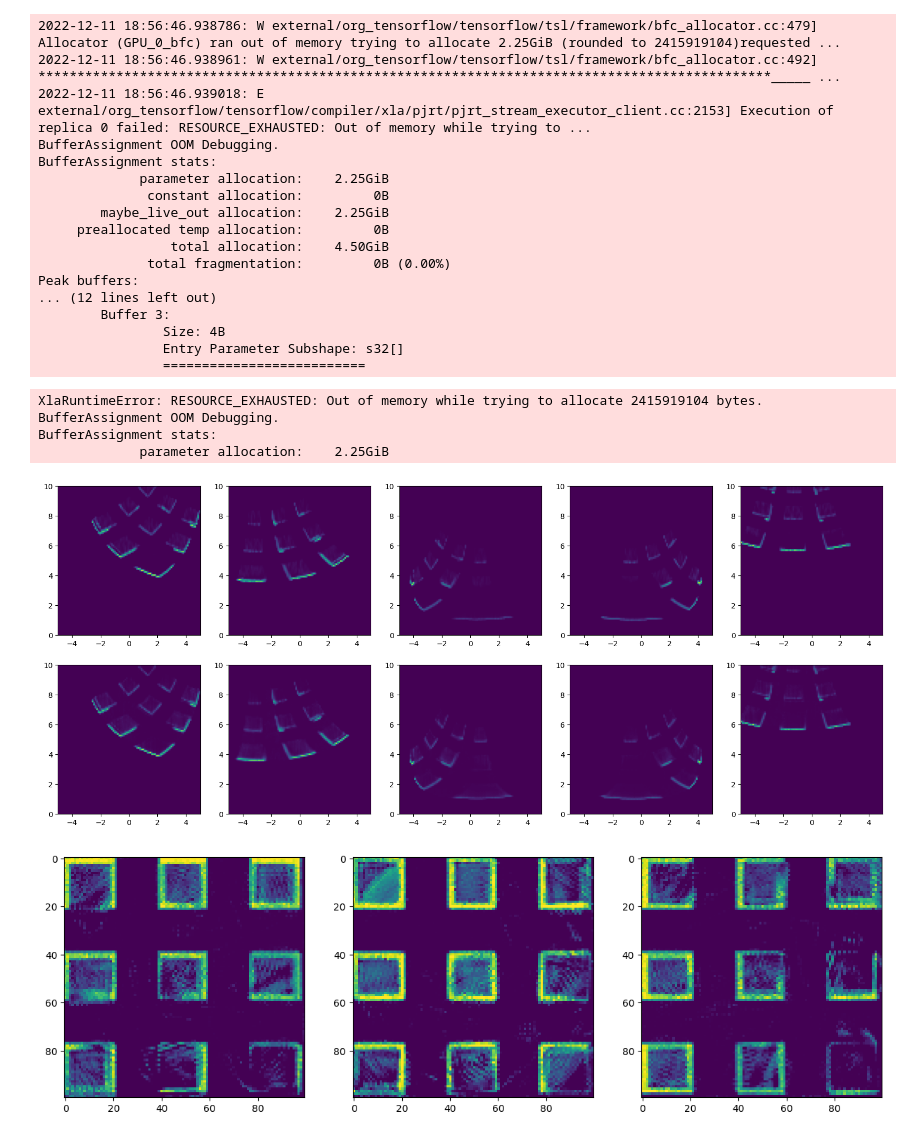
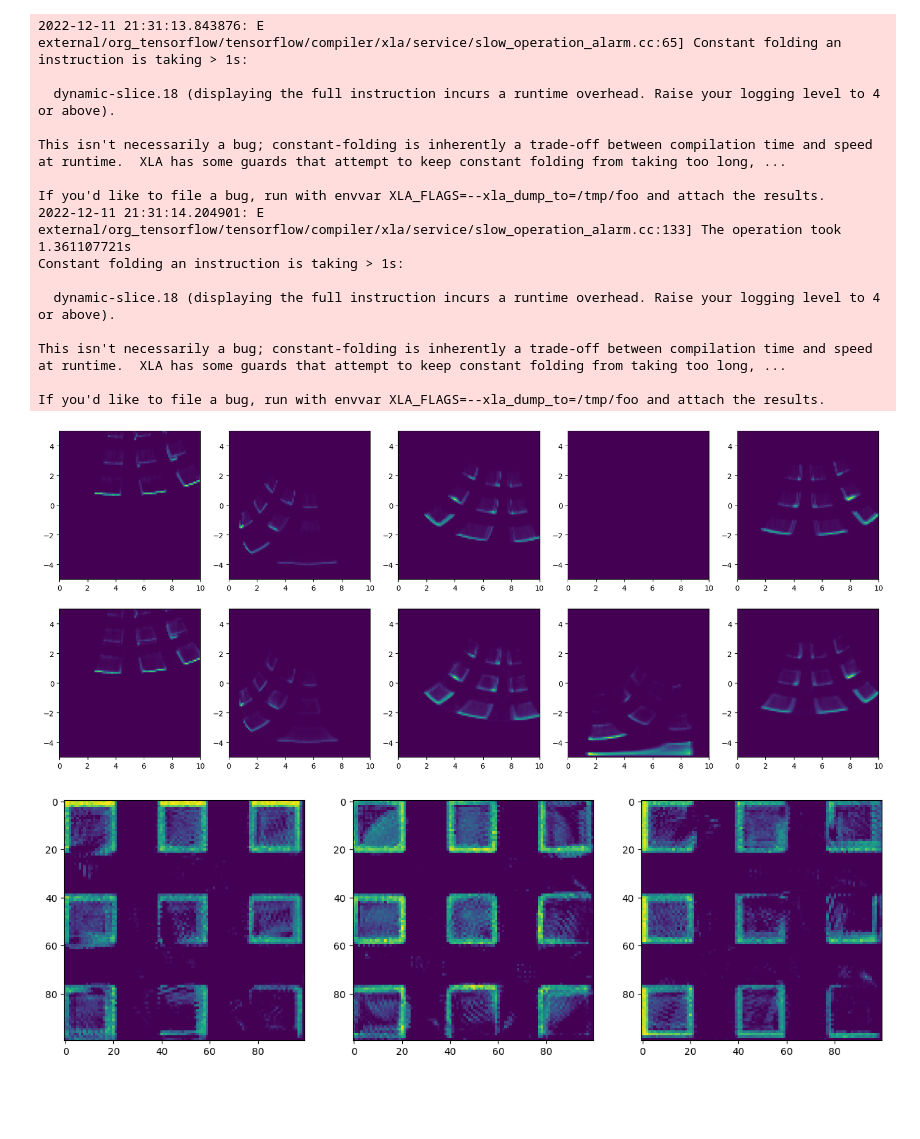
Before and after one commit to WiseLabCMU/dart, a Jupyter notebook: train.ipynb, the cells around one changed output. Cells and saved outputs as stored; diff of their text form; code cells hidden in the pictures; blank space fills up the shorter version.

```diff
--- a/train.ipynb
+++ b/train.ipynb
@@ -10,20 +10,17 @@ import optax
 
 from dart import dataset, VirtualRadar, fields
 # %%
-sensor = VirtualRadar.from_config("data/sim_96.json")
+sensor = VirtualRadar.from_config("data/sim_96.json", n=256, k=128)
 
 gt = dataset.gt_map("data/map.mat")
 ds = dataset.image_traj("data/traj.mat", "data/sim_96.npz")
 ds = ds.shuffle(10000, reshuffle_each_iteration=True).batch(32)
-
-render = partial(sensor.render, sigma=gt)
-render = jax.jit(jax.vmap(render))
 # %%
 def forward(poses):
     key = hk.next_rng_key()
     keys = jax.random.split(key, poses.v.shape[0])
     sigma = fields.SimpleGrid(
-        (100, 100, 100), lower=gt.lower, resolution=gt.resolution * 2)
+        gt.grid.shape, lower=gt.lower, resolution=gt.resolution)
     return jax.vmap(partial(sensor.render, sigma=sigma))(keys, pose=poses)
 
 dart = hk.transform(forward)
@@ -52,7 +49,7 @@ def step(rng, pose, y_true, params, opt_state):
 
     return params, opt_state, loss
 
-for epoch in range(5):
+for epoch in range(1):
     with tqdm(ds, unit="batch", desc="Epoch {}".format(epoch)) as _epoch:
         avg = 0
         for i, batch in enumerate(_epoch):
@@ -64,43 +61,42 @@ for epoch in range(5):
             avg = (avg * i + loss) / (i + 1)
             _epoch.set_postfix(loss=avg)
 # %% [output]
-2022-12-11 18:56:46.938786: W external/org_tensorflow/tensorflow/tsl/framework/bfc_allocator.cc:479] Allocator (GPU_0_bfc) ran out of memory trying to allocate 2.25GiB (rounded to 2415919104)requested ...
-2022-12-11 18:56:46.938961: W external/org_tensorflow/tensorflow/tsl/framework/bfc_allocator.cc:492] **********************************************************************************************_____ ...
-2022-12-11 18:56:46.939018: E external/org_tensorflow/tensorflow/compiler/xla/pjrt/pjrt_stream_executor_client.cc:2153] Execution of replica 0 failed: RESOURCE_EXHAUSTED: Out of memory while trying to ...
-BufferAssignment OOM Debugging.
-BufferAssignment stats:
-             parameter allocation:    2.25GiB
-              constant allocation:         0B
-        maybe_live_out allocation:    2.25GiB
-     preallocated temp allocation:         0B
-                 total allocation:    4.50GiB
-              total fragmentation:         0B (0.00%)
-Peak buffers:
-... (12 lines left out)
-        Buffer 3:
-                Size: 4B
-                Entry Parameter Subshape: s32[]
-                ==========================
+2022-12-11 21:31:13.843876: E external/org_tensorflow/tensorflow/compiler/xla/service/slow_operation_alarm.cc:65] Constant folding an instruction is taking > 1s:
+
+  dynamic-slice.18 (displaying the full instruction incurs a runtime overhead. Raise your logging level to 4 or above).
+
+This isn't necessarily a bug; constant-folding is inherently a trade-off between compilation time and speed at runtime.  XLA has some guards that attempt to keep constant folding from taking too long, ...
+
+If you'd like to file a bug, run with envvar XLA_FLAGS=--xla_dump_to=/tmp/foo and attach the results.
+2022-12-11 21:31:14.204901: E external/org_tensorflow/tensorflow/compiler/xla/service/slow_operation_alarm.cc:133] The operation took 1.361107721s
+Constant folding an instruction is taking > 1s:
+
+  dynamic-slice.18 (displaying the full instruction incurs a runtime overhead. Raise your logging level to 4 or above).
+
+This isn't necessarily a bug; constant-folding is inherently a trade-off between compilation time and speed at runtime.  XLA has some guards that attempt to keep constant folding from taking too long, ...
+
+If you'd like to file a bug, run with envvar XLA_FLAGS=--xla_dump_to=/tmp/foo and attach the results.
-XlaRuntimeError: RESOURCE_EXHAUSTED: Out of memory while trying to allocate 2415919104 bytes.
-BufferAssignment OOM Debugging.
-BufferAssignment stats:
-             parameter allocation:    2.25GiB
 # %%
 from matplotlib import pyplot as plt
+import json
 
 batch = jax.tree_util.tree_map(jnp.array, list(ds.take(1))[0])
 pose, y_true = batch
 
 fig, axs = plt.subplots(2, 5, figsize=(20, 8))
 
-extents = np.load("data/sim_96_occ.npz")['extents']
+
+with open('data/sim_96.json') as f:
+    cfg = json.load(f)
+
+extents = [min(cfg['r']), max(cfg['r']), min(cfg['d']), max(cfg['d'])]
 
 y_pred = dart.apply(params, jax.random.PRNGKey(42), pose)
 for y1, y2, col in zip(y_true, y_pred, axs.T):
     col[0].imshow(y1, extent=extents, aspect='auto', origin='lower')
     col[1].imshow(y2, extent=extents, aspect='auto', origin='lower')
 # %% [output]
-[figure, old version]
+[figure, new version]
 # %%
 from matplotlib import pyplot as plt
 
@@ -108,4 +104,4 @@ fig, axs = plt.subplots(1, 3, figsize=(15, 5))
 for layer, ax in zip([10, 50, 90], axs):
     ax.imshow(params['simple_grid']['grid'][:, :, layer])
 # %% [output]
-[figure, old version]
+[figure, new version]
```
Also changed, not shown: 2 other files.
